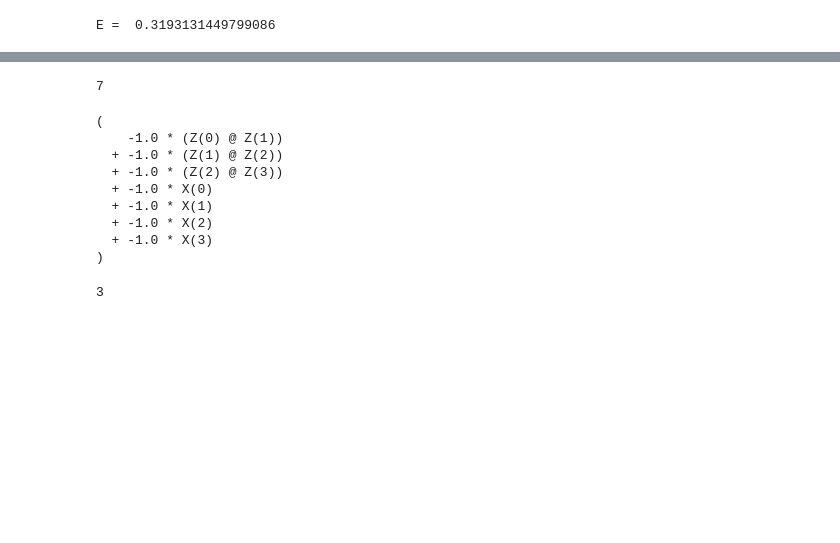
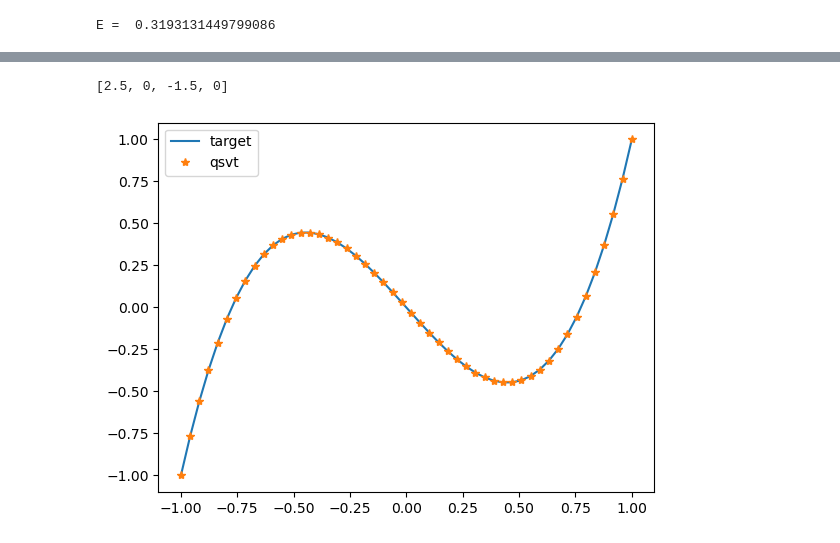
Before and after one commit to schauu/vqe_U, a Jupyter notebook: Qubitization/lcu.ipynb, the cells around one changed output, grey strips where cells are left out. Saved outputs shown, nothing was run; the diff lists cells and outputs as text; code cells hidden in the pictures; blank space fills up the shorter version.

```diff
--- a/Qubitization/lcu.ipynb
+++ b/Qubitization/lcu.ipynb
@@ -162,20 +115,28 @@ QuantumFunctionError: A quantum function must return either a single measurement
-# %%
-phase_wire
-# %% [output]
-7
-# %%
-H
-# %% [output]
-(
-    -1.0 * (Z(0) @ Z(1))
-  + -1.0 * (Z(1) @ Z(2))
-  + -1.0 * (Z(2) @ Z(3))
-  + -1.0 * X(0)
-  + -1.0 * X(1)
-  + -1.0 * X(2)
-  + -1.0 * X(3)
-)
-# %%
-n_anc
-# %% [output]
-3
+# %%
+target_poly = [0, -3 * 0.5, 0, 5 * 0.5]
+target_poly[::-1]
+# %% [output]
+[2.5, 0, -1.5, 0]
+# %%
+## qsvt
+import matplotlib.pyplot as plt
+def qsvt_circuit(a):
+    qc = qml.qsvt(a, target_poly, encoding_wires=[0], block_encoding='embedding')
+    return qc
+
+def qsvt_out(a):
+    qc = qsvt_circuit(a)
+    out = qml.matrix(qc)
+    return out[0,0]
+
+a_vals = np.linspace(-1, 1, 50)
+qsvt = [np.real(qsvt_out(a)) for a in a_vals]
+target = [np.polyval(target_poly[::-1], a) for a in a_vals]
+
+plt.plot(a_vals, target, label='target')
+plt.plot(a_vals, qsvt, '*', label='qsvt')
+
+plt.legend()
+plt.show()
+# %% [output]
+[figure, added]
```
Also changed, not shown: parts of 1 cell of this notebook.
